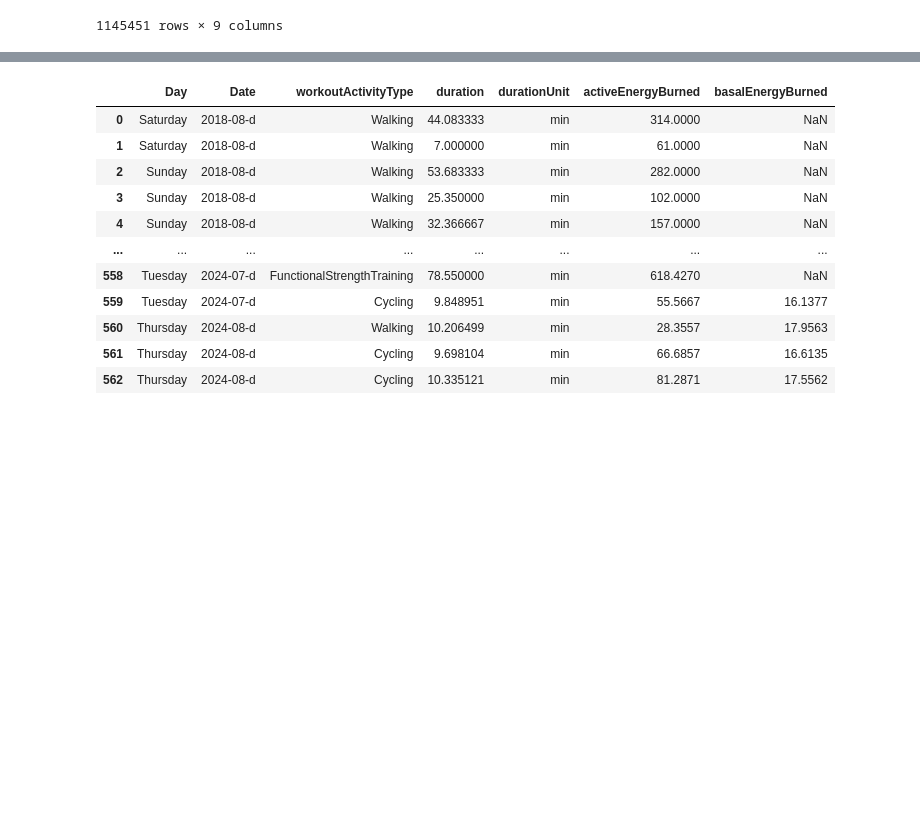
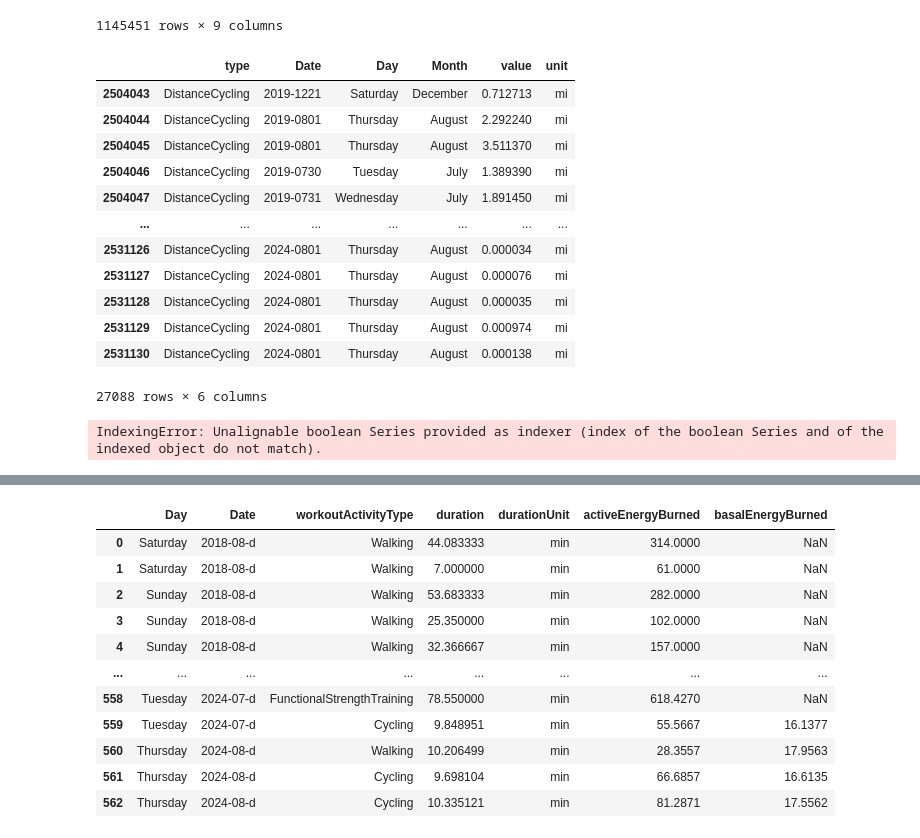
Before and after one commit to KidQuant/Apple-Health-Data-Analysis, a Jupyter notebook: workout_data_cleaning.ipynb, the cells around one changed output, grey strips where cells are left out. Saved outputs shown, nothing was run; the diff lists cells and outputs as text; code cells hidden in the pictures; blank space fills up the shorter version.

Commit message:
updates for cycling data

```diff
--- a/workout_data_cleaning.ipynb
+++ b/workout_data_cleaning.ipynb
@@ -143,6 +143,23 @@ record_data_cleaned["type"] = record_data_cleaned["type"].str.replace(
 record_data_cleaned = record_data_cleaned[
     ["type", "Date", "Day", "Month", "value", "unit"]
 ]
+# %%
+# record_data_cleaned['type'].unique()
+record_data_cleaned[record_data_cleaned['type'] == 'DistanceCycling']
+# %% [output]
+|  | type | Date | Day | Month | value | unit |
+| 2504043 | DistanceCycling | 2019-1221 | Saturday | December | 0.712713 | mi |
+| 2504044 | DistanceCycling | 2019-0801 | Thursday | August | 2.292240 | mi |
+| 2504045 | DistanceCycling | 2019-0801 | Thursday | August | 3.511370 | mi |
+| 2504046 | DistanceCycling | 2019-0730 | Tuesday | July | 1.389390 | mi |
+| 2504047 | DistanceCycling | 2019-0731 | Wednesday | July | 1.891450 | mi |
+| ... | ... | ... | ... | ... | ... | ... |
+| 2531126 | DistanceCycling | 2024-0801 | Thursday | August | 0.000034 | mi |
+| 2531127 | DistanceCycling | 2024-0801 | Thursday | August | 0.000076 | mi |
+| 2531128 | DistanceCycling | 2024-0801 | Thursday | August | 0.000035 | mi |
+| 2531129 | DistanceCycling | 2024-0801 | Thursday | August | 0.000974 | mi |
+| 2531130 | DistanceCycling | 2024-0801 | Thursday | August | 0.000138 | mi |
+27088 rows × 6 columns
 # %%
 # dictionary of DataFrame for filtered 'record_data'
 record_data_df_dict = {}
@@ -225,11 +243,11 @@ record_data_df_BasalEnergyBurned_after_workout = record_data_df_dict_monthly[
 ].loc[(record_data_df_dict_monthly["BasalEnergyBurned"]["Date"] >= "2023-09-01")]
 # Distance Walking-Running before and after workout routine
 record_data_df_Distance_before_workout = record_data_df_dict_monthly[
-    "DistanceWalkingRunning"
-].loc[(record_data_df_dict_monthly["DistanceWalkingRunning"]["Date"] < "2023-09-01")]
+    "DistanceCycling"
+].loc[(record_data_df_dict_monthly["DistanceCycling"]["Date"] < "2023-09-01")]
 record_data_df_Distance_after_workout = record_data_df_dict_monthly[
-    "DistanceWalkingRunning"
-].loc[(record_data_df_dict_monthly["DistanceWalkingRunning"]["Date"] >= "2023-09-01")]
+    "DistanceCycling"
+].loc[(record_data_df_dict_monthly["DistanceCycling"]["Date"] >= "2023-09-01")]
 # Step count before and after workout routine
 record_data_df_StepCount_before_workout = record_data_df_dict_monthly["StepCount"].loc[
     (record_data_df_dict_monthly["StepCount"]["Date"] < "2023-09-01")
@@ -237,6 +255,8 @@ record_data_df_StepCount_before_workout = record_data_df_dict_monthly["StepCount
 record_data_df_StepCount_after_workout = record_data_df_dict_monthly["StepCount"].loc[
     (record_data_df_dict_monthly["StepCount"]["Date"] >= "2023-09-01")
 ]
+# %% [output]
+IndexingError: Unalignable boolean Series provided as indexer (index of the boolean Series and of the indexed object do not match).
 # %%
 final_workout_dict = []
 workout_list = list(root.iter("Workout"))
```
Also changed, not shown: parts of 2 cells of this notebook.
